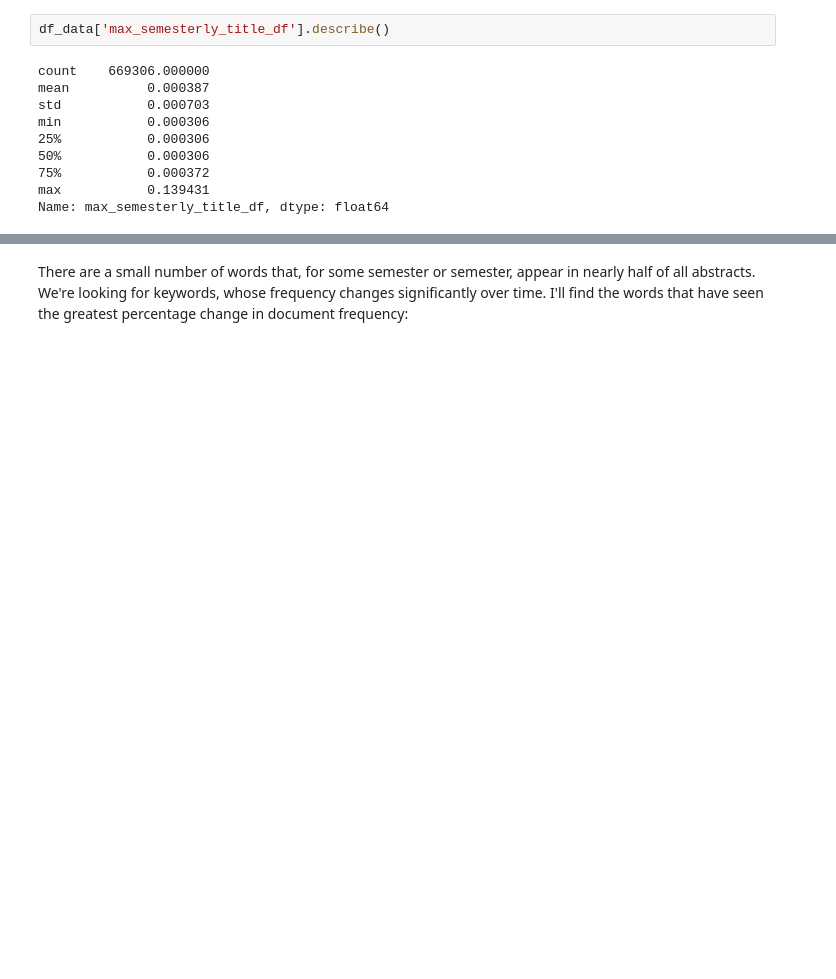
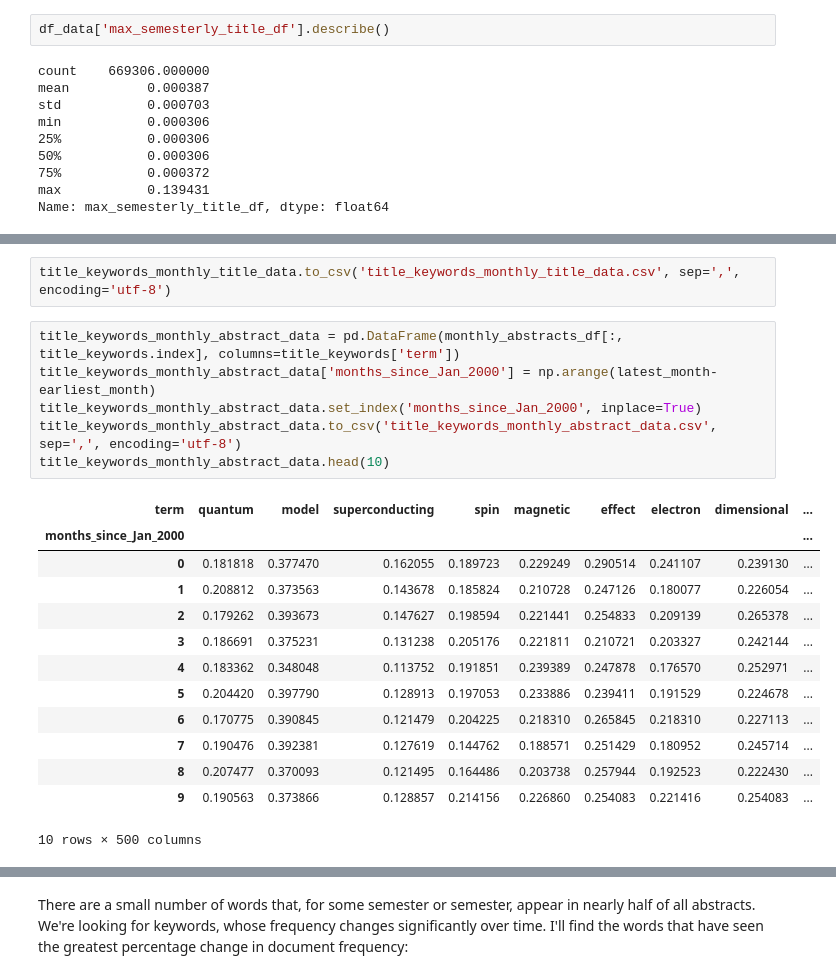
Before and after one commit to tommyliphysics/tommyli-ml, a Jupyter notebook: arxiv_trends/arxiv-historical-trends.ipynb, the cells around one changed output, grey strips where cells are left out. Saved outputs shown, nothing was run; the diff lists cells and outputs as text; blank space fills up the shorter version.

```diff
--- a/arxiv_trends/arxiv-historical-trends.ipynb
+++ b/arxiv_trends/arxiv-historical-trends.ipynb
@@ -498,0 +523,22 @@ keywords = df_data.sort_values('max_semesterly_title_df', ascending=False).head(
+# %%
+title_keywords_monthly_title_data.to_csv('title_keywords_monthly_title_data.csv', sep=',', encoding='utf-8')
+# %%
+title_keywords_monthly_abstract_data = pd.DataFrame(monthly_abstracts_df[:, title_keywords.index], columns=title_keywords['term'])
+title_keywords_monthly_abstract_data['months_since_Jan_2000'] = np.arange(latest_month-earliest_month)
+title_keywords_monthly_abstract_data.set_index('months_since_Jan_2000', inplace=True)
+title_keywords_monthly_abstract_data.to_csv('title_keywords_monthly_abstract_data.csv', sep=',', encoding='utf-8')
+title_keywords_monthly_abstract_data.head(10)
+# %% [output]
+| term | quantum | model | superconducting | spin | magnetic | effect | electron | dimensional | ... |
+| months_since_Jan_2000 |  |  |  |  |  |  |  |  | ... |
+| 0 | 0.181818 | 0.377470 | 0.162055 | 0.189723 | 0.229249 | 0.290514 | 0.241107 | 0.239130 | ... |
+| 1 | 0.208812 | 0.373563 | 0.143678 | 0.185824 | 0.210728 | 0.247126 | 0.180077 | 0.226054 | ... |
+| 2 | 0.179262 | 0.393673 | 0.147627 | 0.198594 | 0.221441 | 0.254833 | 0.209139 | 0.265378 | ... |
+| 3 | 0.186691 | 0.375231 | 0.131238 | 0.205176 | 0.221811 | 0.210721 | 0.203327 | 0.242144 | ... |
+| 4 | 0.183362 | 0.348048 | 0.113752 | 0.191851 | 0.239389 | 0.247878 | 0.176570 | 0.252971 | ... |
+| 5 | 0.204420 | 0.397790 | 0.128913 | 0.197053 | 0.233886 | 0.239411 | 0.191529 | 0.224678 | ... |
+| 6 | 0.170775 | 0.390845 | 0.121479 | 0.204225 | 0.218310 | 0.265845 | 0.218310 | 0.227113 | ... |
+| 7 | 0.190476 | 0.392381 | 0.127619 | 0.144762 | 0.188571 | 0.251429 | 0.180952 | 0.245714 | ... |
+| 8 | 0.207477 | 0.370093 | 0.121495 | 0.164486 | 0.203738 | 0.257944 | 0.192523 | 0.222430 | ... |
+| 9 | 0.190563 | 0.373866 | 0.128857 | 0.214156 | 0.226860 | 0.254083 | 0.221416 | 0.254083 | ... |
+10 rows × 500 columns
```
Also changed, not shown: parts of 16 cells of this notebook.
